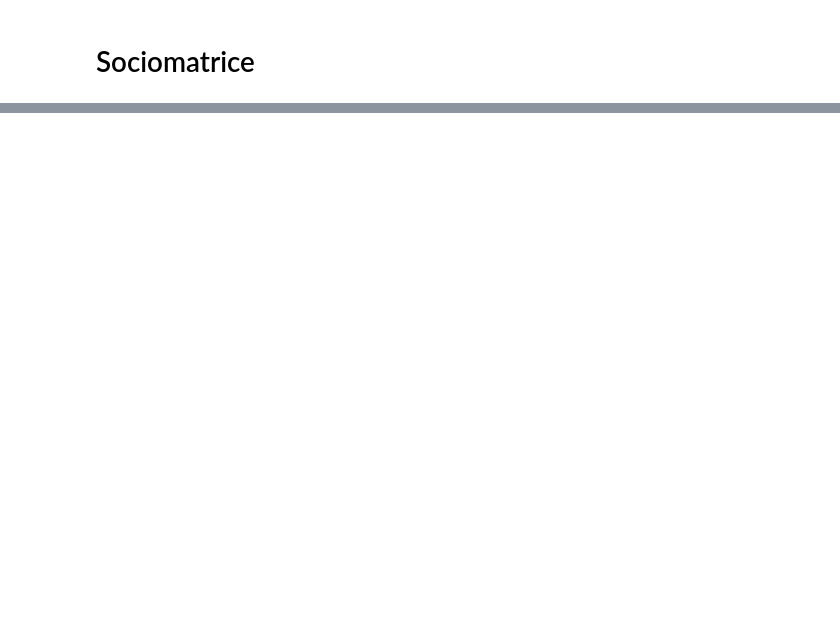
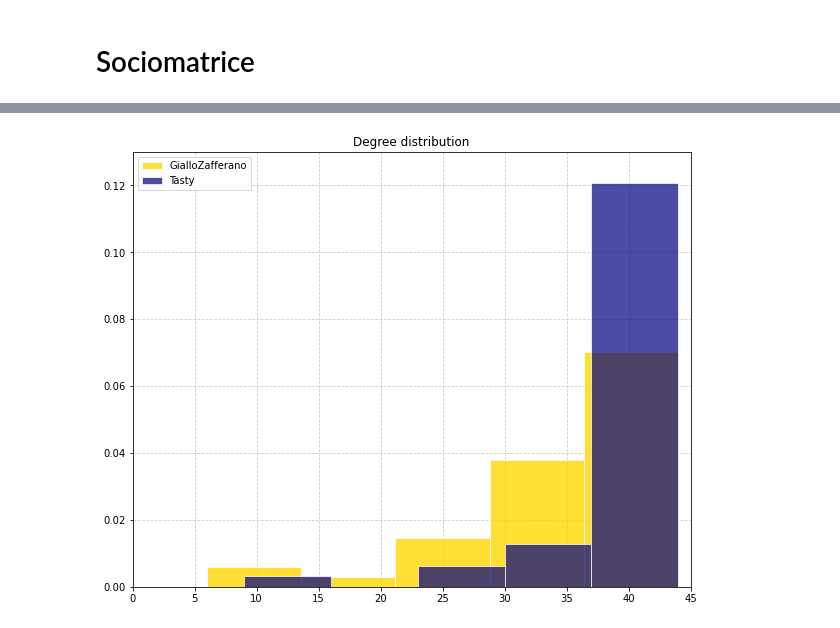
Before and after one commit to emabuell/high_dimensional_statistics_project, a Jupyter notebook: Sociomatrix_FOOD_2.ipynb, the cells around one changed output, grey strips where cells are left out. Cells and saved outputs as stored; diff of their text form; code cells hidden in the pictures; blank space fills up the shorter version.

```diff
--- a/Sociomatrix_FOOD_2.ipynb
+++ b/Sociomatrix_FOOD_2.ipynb
@@ -264,0 +293,3 @@ print("-------------------------------------------------------------------------
+# %%
+degree = pd.DataFrame({"Giallo": (socio_giallo_df!=0).sum(), "Tasty": (socio_tasty_df!=0).sum()})
+degree.loc[(degree.Giallo + degree.Tasty).sort_values(ascending = False).index]
@@ -264,0 +314,19 @@ print("-------------------------------------------------------------------------
+# %%
+fig, ax = plt.subplots(1,1, figsize = (10,8))
+
+ax.hist(degree.Giallo, bins=5, density = True, color = "gold",
+        edgecolor='w', alpha = 0.8, label = "GialloZafferano")
+ax.set_xlim([0, 45])
+ax.set_ylim([0, 0.13])
+
+ax.hist(degree.Tasty, bins=5, density = True, color = "navy",
+        edgecolor='w', alpha = 0.7, label = "Tasty")
+ax.set_xlim([0, 45])
+ax.set_ylim([0, 0.13])
+ax.set_title("Degree distribution")
+
+ax.legend()
+
+plt.show()
+# %% [output]
+[figure, added]
```
Also changed, not shown: parts of 12 cells of this notebook.
